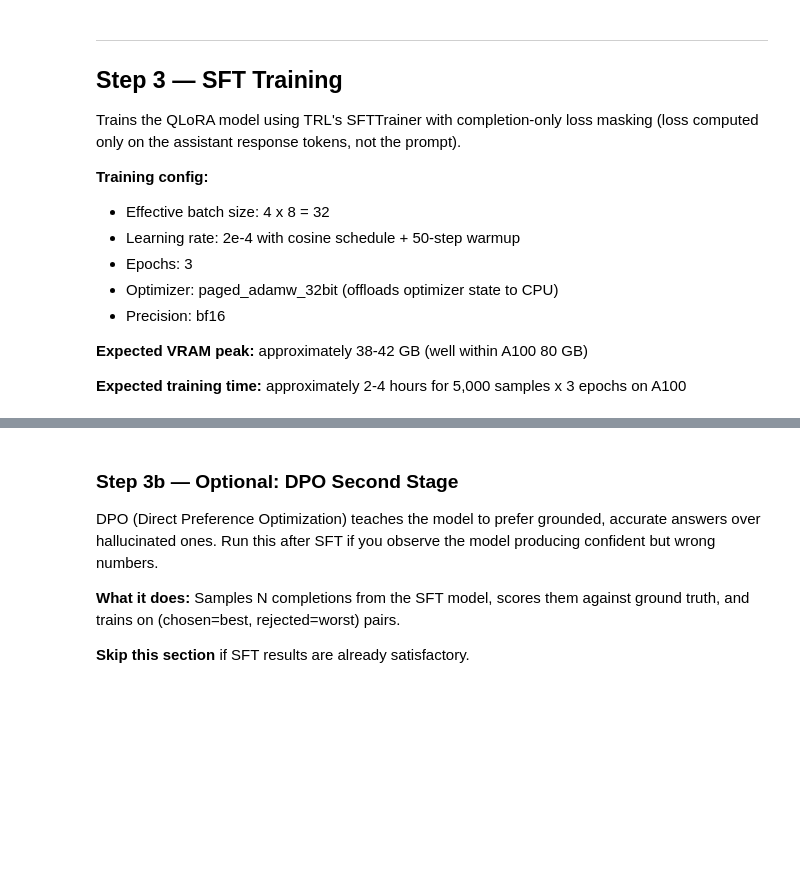
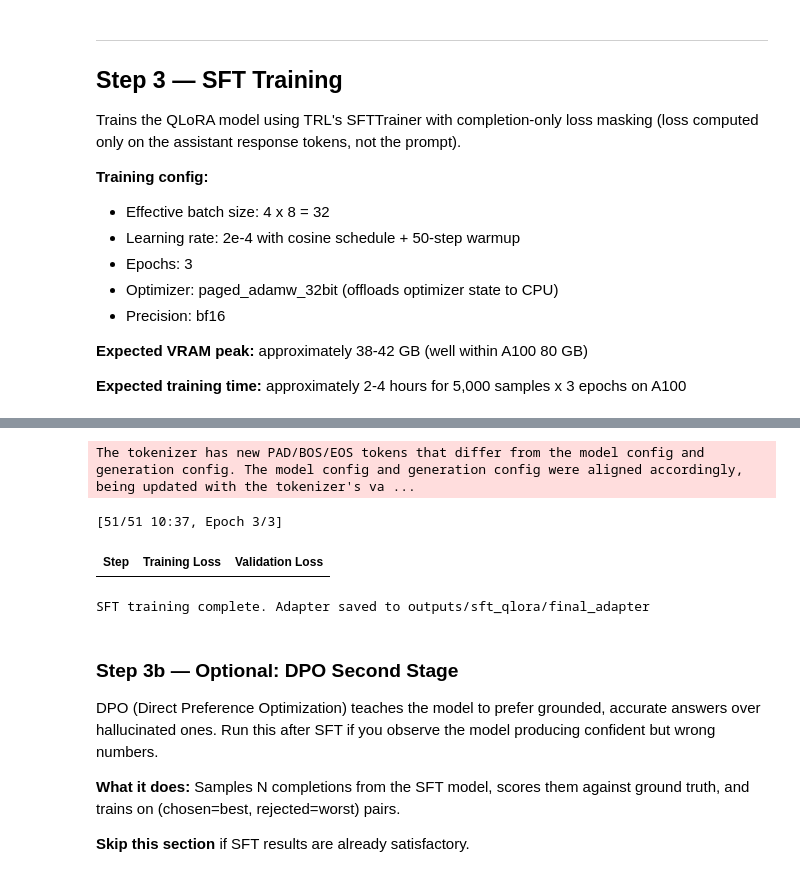
Before and after one commit to juankim834/FinReasoningAI, a Jupyter notebook: FinReasoningAI_Colab.ipynb, the cells around one changed output, grey strips where cells are left out. Saved outputs shown, nothing was run; the diff lists cells and outputs as text; code cells hidden in the pictures; blank space fills up the shorter version.

```diff
--- a/FinReasoningAI_Colab.ipynb
+++ b/FinReasoningAI_Colab.ipynb
@@ -412,57 +556,25 @@ print(f"VRAM freed. Current: {torch.cuda.memory_allocated() / 1e9:.1f} GB")
 # %%
-import os
-from pathlib import Path
-from datasets import load_from_disk
-
-# ---------------------------------------------------------------------------
-# Guard: ensure the dataset is in the new prompt-completion format.
-# If data/processed exists but was saved in the old pre-tokenized format
-# (has 'input_ids' instead of 'prompt'/'completion'), re-run preprocessing.
-# sft_main() does this automatically, but running it here gives you early
-# feedback before the 3-5 minute model load.
-# ---------------------------------------------------------------------------
-PROCESSED_DIR = 'data/processed'
-
-def _dataset_needs_migration(path):
-    if not Path(path).exists():
-        return False   # does not exist yet; will be created by sft_main
-    try:
-        ds = load_from_disk(path)
-        first = next(iter(ds.values()))
-        return "prompt" not in first.column_names
-    except Exception:
-        return False
-
-if _dataset_needs_migration(PROCESSED_DIR):
-    print("Dataset is in old format. Re-running preprocessing...")
-    from src.data.preprocess import load_and_format_dataset
-    ds = load_and_format_dataset(
-        data_path='data/raw/synthetic.jsonl',
-        tokenizer=None,
-    )
-    ds.save_to_disk(PROCESSED_DIR)
-    print(f"Preprocessing complete. Splits: { {k: len(v) for k, v in ds.items()} }")
-else:
-    print("Dataset format OK. Proceeding to training.")
-
-# ---------------------------------------------------------------------------
-# Run SFT training
-# ---------------------------------------------------------------------------
 from src.train.sft_train import main as sft_main
 
+# CONFIGURATION — adjust to your needs
 sft_main(
     model_id=MODEL_ID,
     output_dir='outputs/sft_qlora',
-    data_dir=PROCESSED_DIR,
+    data_dir='data/processed',
     num_train_epochs=3,
     per_device_train_batch_size=4,    # reduce to 2 if OOM on non-A100 GPUs
     gradient_accumulation_steps=8,    # effective batch = 4 x 8 = 32
     learning_rate=2e-4,
     max_seq_length=2048,
     use_wandb=False,                  # set True + add WANDB_API_KEY secret to enable W&B
 )
 
 print("\nSFT training complete. Adapter saved to outputs/sft_qlora/final_adapter")
+# %% [output]
+The tokenizer has new PAD/BOS/EOS tokens that differ from the model config and generation config. The model config and generation config were aligned accordingly, being updated with the tokenizer's va ...
+[51/51 10:37, Epoch 3/3]
+| Step | Training Loss | Validation Loss |
+SFT training complete. Adapter saved to outputs/sft_qlora/final_adapter
 # %% [markdown]
 ### Step 3b — Optional: DPO Second Stage
 
```
Also changed, not shown: parts of 32 cells of this notebook, 3 other files.
